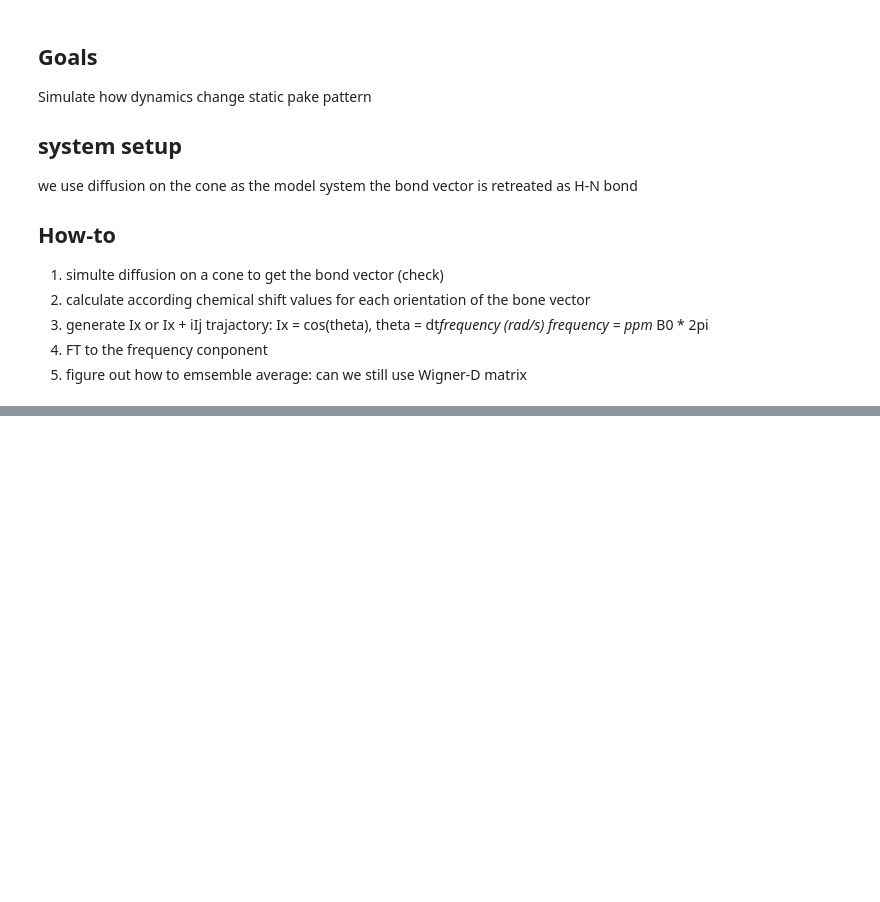
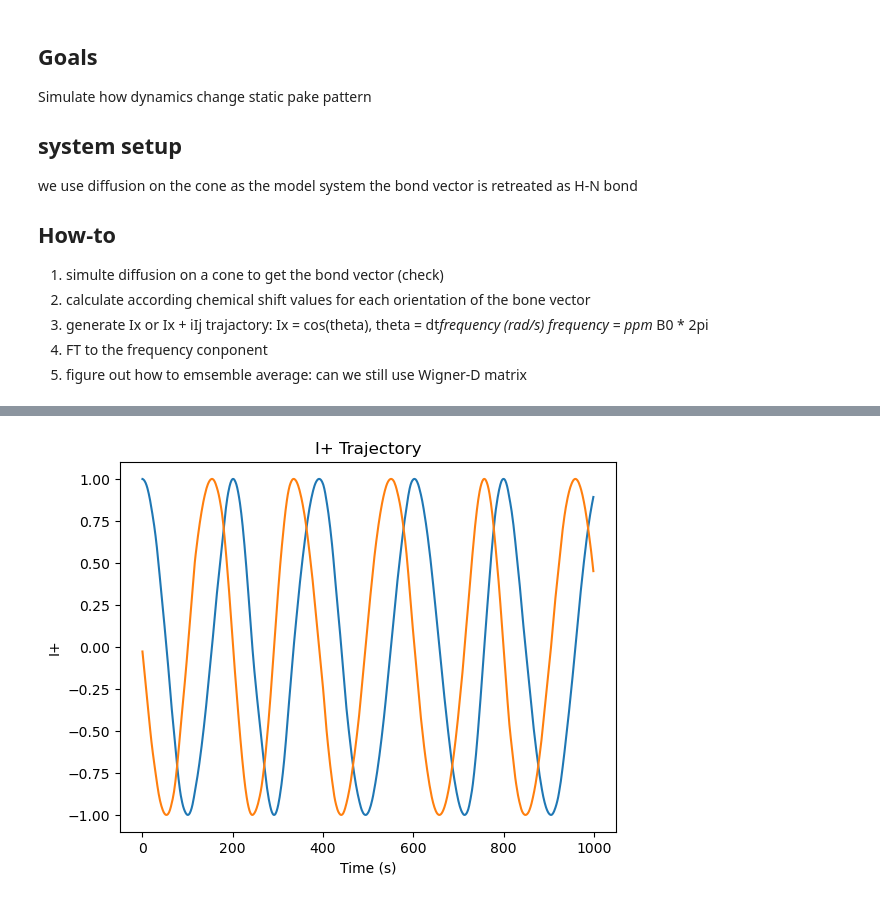
Before and after one commit to Xyunyao/KChannel_torsion_angle, a Jupyter notebook: analysis_notebooks/dynamics_HN.ipynb, the cells around one changed output, grey strips where cells are left out. Saved outputs shown, nothing was run; the diff lists cells and outputs as text; code cells hidden in the pictures; blank space fills up the shorter version.

```diff
--- a/analysis_notebooks/dynamics_HN.ipynb
+++ b/analysis_notebooks/dynamics_HN.ipynb
@@ -161,0 +397,16 @@ def calculate_Ix_trajectory(frequencies, time_points):
+# %%
+# test step 3
+dt = 1e-6
+time_points = 500
+Ix_test, Iy_test = calculate_Ix_trajectory(frequencies, dt)
+# %%
+# plot Ix_test
+import matplotlib.pyplot as plt
+plt.plot(Ix_test[:1000])
+plt.plot(Iy_test[:1000])
+plt.xlabel('Time (s)')
+plt.ylabel('I+')
+plt.title('I+ Trajectory')
+plt.show()
+# %% [output]
+[figure, added]
```
Also changed, not shown: parts of 18 cells of this notebook, 35 other files.
